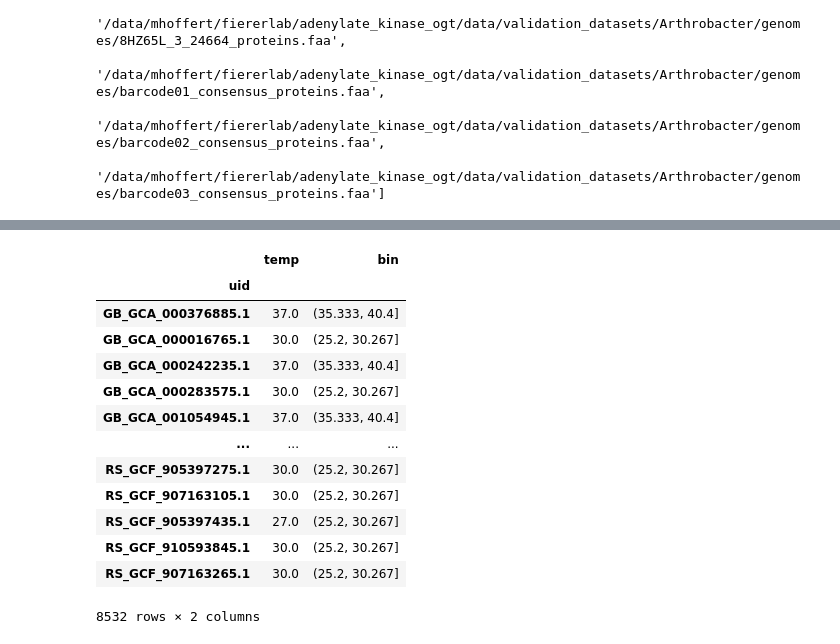
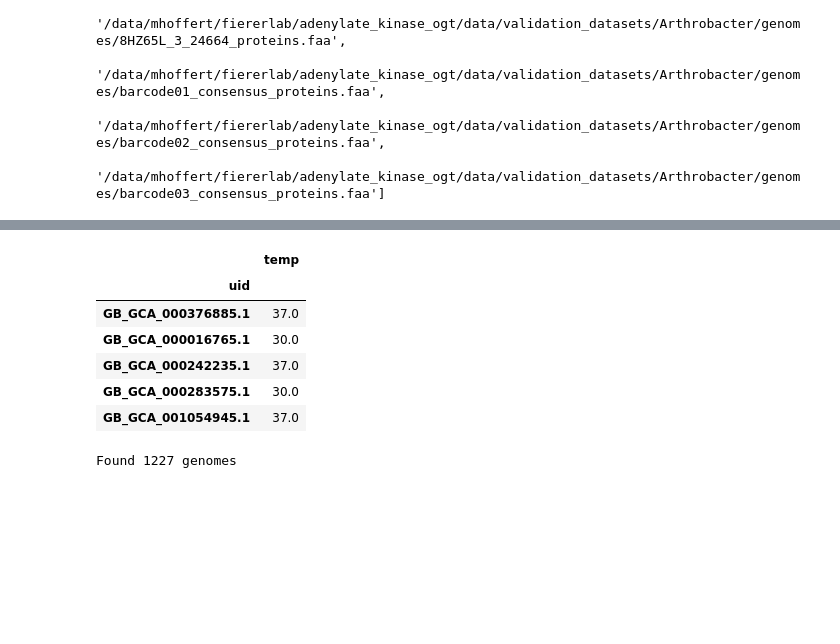
Before and after one commit to realmichaelhoffert/adenylate_kinase_ogt, a Jupyter notebook: notebooks/run_tomes.ipynb, the cells around one changed output, grey strips where cells are left out. Cells and saved outputs as stored; diff of their text form; code cells hidden in the pictures; blank space fills up the shorter version.

```diff
--- a/notebooks/run_tomes.ipynb
+++ b/notebooks/run_tomes.ipynb
@@ -60,8 +108,0 @@ import numpy as np
-# %%
-# load temperature data
-temp_data = pd.read_csv('/data/mhoffert/fiererlab/adenylate_kinase_ogt/data/metric_tables/20240327_metrics_df_full.tsv.gz', sep='\t', index_col=0)
-temp_data.head()
-
-genome2temp = temp_data.set_index('uid')[['temp']]
-genome2temp['bin'] = pd.cut(genome2temp['temp'], np.linspace(10, 86, 16))
-grouped = genome2temp.groupby('bin').apply(lambda x: x.sample(np.min([20, len(x)])))
@@ -83,30 +132,26 @@ sys.path.append('/data/mhoffert/tools/Tome/tome/core')
 from core.predOGT import get_dimer_frequency
 # %%
-genome2temp
+genome2temp.head()
 # %% [output]
-|  | temp | bin |
-| uid |  |  |
-| GB_GCA_000376885.1 | 37.0 | (35.333, 40.4] |
-| GB_GCA_000016765.1 | 30.0 | (25.2, 30.267] |
-| GB_GCA_000242235.1 | 37.0 | (35.333, 40.4] |
-| GB_GCA_000283575.1 | 30.0 | (25.2, 30.267] |
-| GB_GCA_001054945.1 | 37.0 | (35.333, 40.4] |
-| ... | ... | ... |
-| RS_GCF_905397275.1 | 30.0 | (25.2, 30.267] |
-| RS_GCF_907163105.1 | 30.0 | (25.2, 30.267] |
-| RS_GCF_905397435.1 | 27.0 | (25.2, 30.267] |
-| RS_GCF_910593845.1 | 30.0 | (25.2, 30.267] |
-| RS_GCF_907163265.1 | 30.0 | (25.2, 30.267] |
+|  | temp |
+| uid |  |
+| GB_GCA_000376885.1 | 37.0 |
+| GB_GCA_000016765.1 | 30.0 |
+| GB_GCA_000242235.1 | 37.0 |
+| GB_GCA_000283575.1 | 30.0 |
+| GB_GCA_001054945.1 | 37.0 |
-8532 rows × 2 columns
 # %%
 all_dimers = []
 base = '/data/mhoffert/fiererlab/adenylate_kinase_ogt/data/validation_datasets/tomes/even_genomes/'
 genomes = glob.glob(f'{base}*.fasta')
+print(f'Found {len(genomes)} genomes')
 for g in tqdm(genomes):
-    genome_id = g.split('/')[-1].replace('_protein.fasta', '')
+    genome_id = g.split('/')[-1].replace('_protein.fasta', '')s
     dimers = pd.Series(get_dimer_frequency(g, 5))
     dimers.loc['Organisms'] = genome_id
     dimers.loc['ogt'] = genome2temp.loc[genome_id, 'temp']
     all_dimers.append(dimers)
     # dimers[~dimers.index.str.contains('X')]
+# %% [output]
+Found 1227 genomes
 # %%
```
Also changed, not shown: parts of 27 cells of this notebook.
